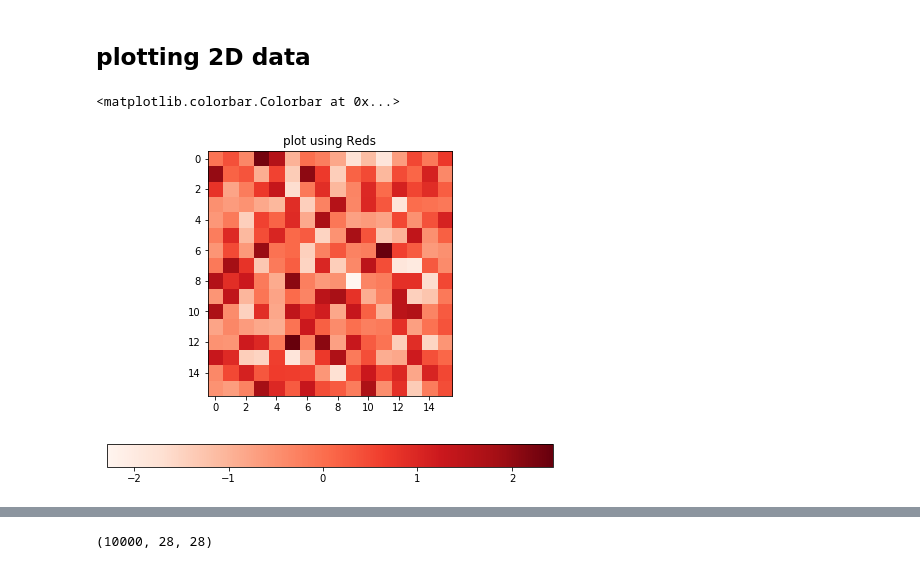
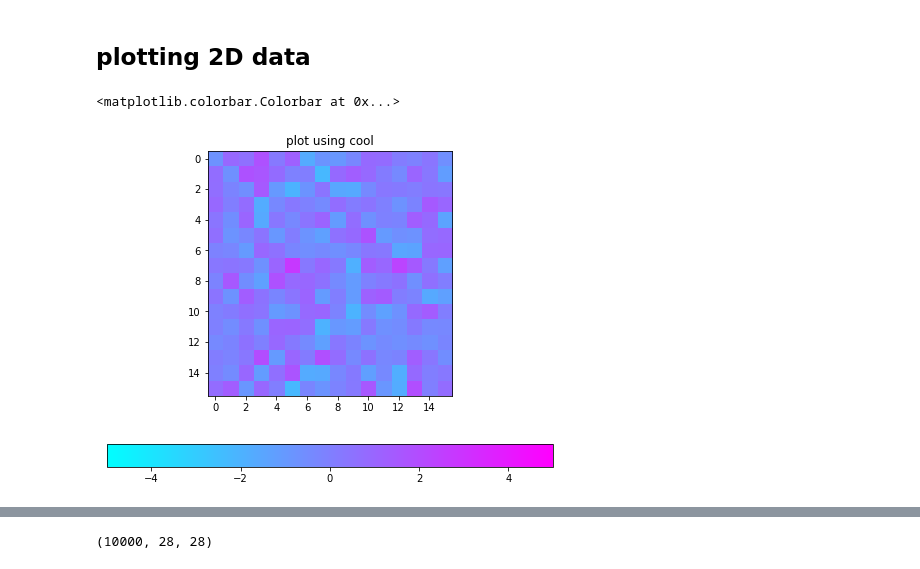
Before and after one commit to r3cubed/koea, a Jupyter notebook: python_week05.ipynb, the cells around one changed output, grey strips where cells are left out. Cells and saved outputs as stored; diff of their text form; code cells hidden in the pictures.

```diff
--- a/python_week05.ipynb
+++ b/python_week05.ipynb
@@ -119,28 +152,30 @@ my2d[-1,-1]
 # %%
-# We need to generate 10000 datapoints or images of length 256 or 16*16
-mydata = np.random.randn(10000, 16, 16)
 
 # let's plot one of them
 
 plt.figure(figsize=(8,6)) #if you want to change the size of the figure
-plt.imshow(mydata[0,:,:], cmap = cm.RdBu, alpha=1.0) # alpha for transparency
+imgplt = plt.imshow(mydata[0,:,:], cmap = cm.RdBu, alpha=1.0, clim=(-2, 2)) # alpha for transparency
 #plt.set_cmap('jet') This is a way to change its colormap to a different one.
 
 # in order to find a list of colormaps
 cms = plt.colormaps()
 
 # what's the type of 'cms'?
 #
-plt.set_cmap(cms[54])
-plt.title('plot using ' + cms[54])
+imgplt.set_cmap('cool')
+
+# you can change the range of data to map to the colormap
+imgplt.set_clim(-5,5)
+
+plt.title('plot using ' + 'cool')
 
 #plt.imshow(mydata[0,:,:], vmin=-0.5, vmax=0.5)
 #plt.colorbar() # plot(add) a vertical scale bar on the right
 # if you want a horizontal scale bar at the bottom of the main figure
 plt.colorbar(orientation='horizontal', fraction = 0.1)
 # %% [output]
 <matplotlib.colorbar.Colorbar at 0x...>
-[figure, old version]
+[figure, new version]
 # %%
 plt.imshow?
 # %%
```
Also changed, not shown: parts of 29 cells of this notebook, 2 other files.
